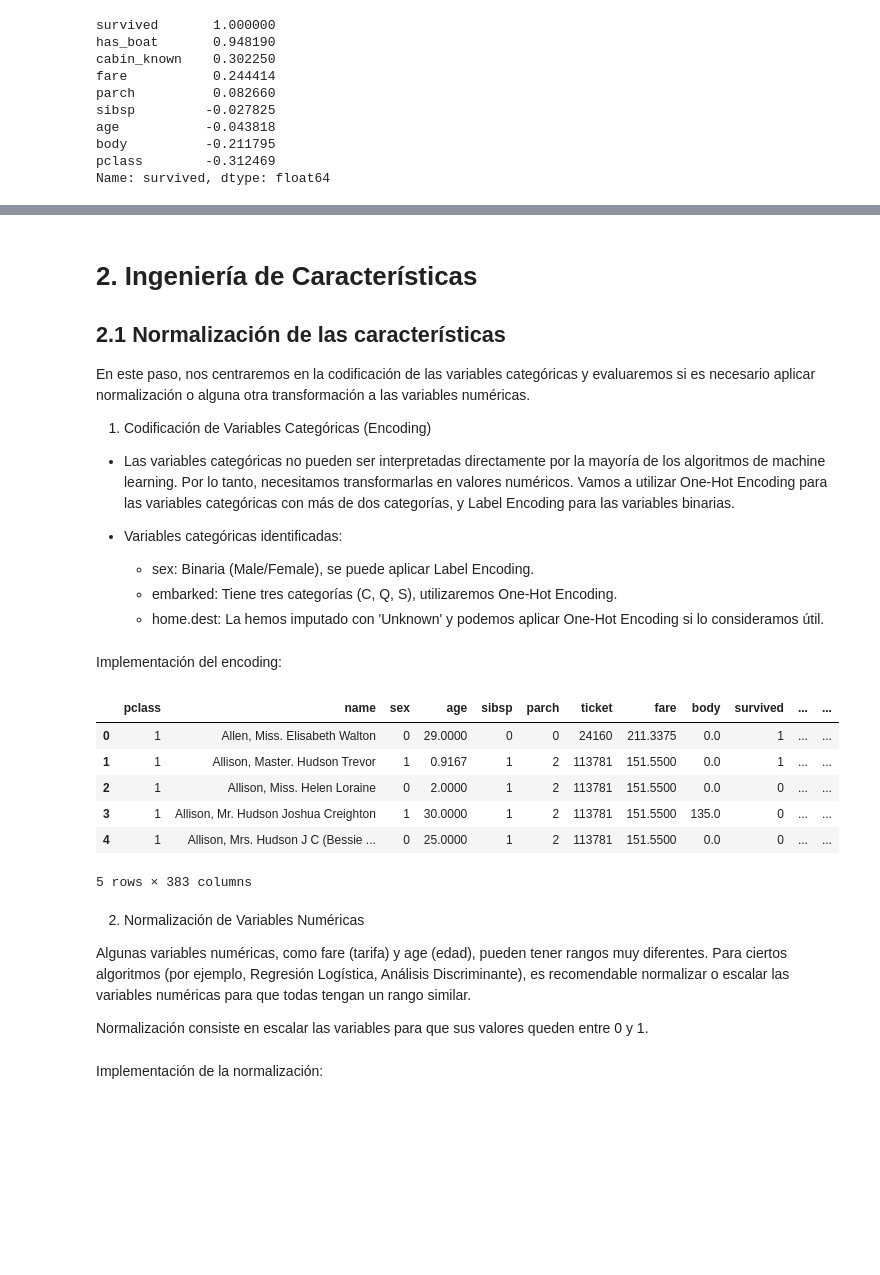
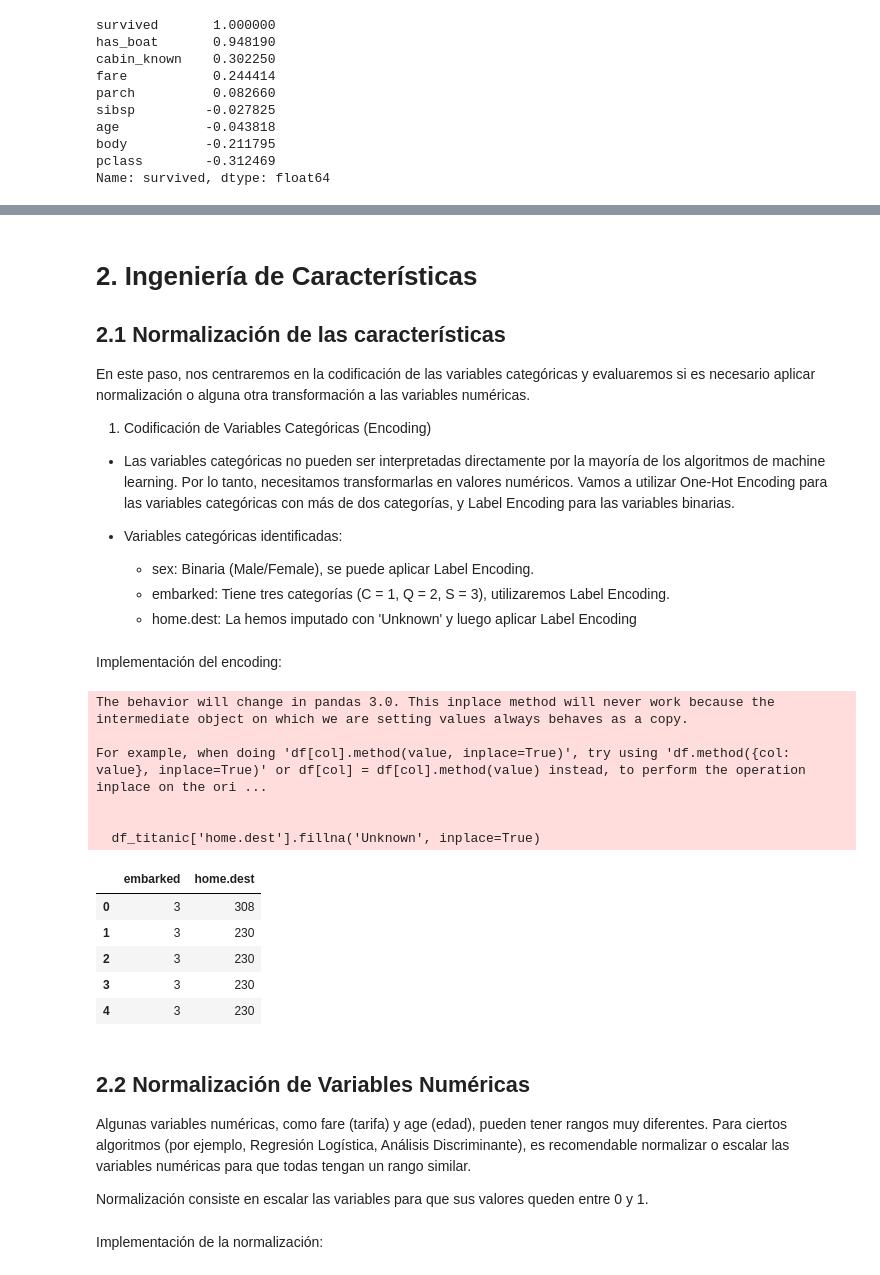
Before and after one commit to Godoca2/Machine-Learning, a Jupyter notebook: Scripts/ML_Lab3_DataSet_Titanic.ipynb, the cells around one changed output, grey strips where cells are left out. Cells and saved outputs as stored; diff of their text form; code cells hidden in the pictures; blank space fills up the shorter version.

```diff
--- a/Scripts/ML_Lab3_DataSet_Titanic.ipynb
+++ b/Scripts/ML_Lab3_DataSet_Titanic.ipynb
@@ -420,32 +462,45 @@ En este paso, nos centraremos en la codificación de las variables categóricas
 * Variables categóricas identificadas:
 
     * sex: Binaria (Male/Female), se puede aplicar Label Encoding.
-    * embarked: Tiene tres categorías (C, Q, S), utilizaremos One-Hot Encoding.
-    * home.dest: La hemos imputado con 'Unknown' y podemos aplicar One-Hot Encoding si lo consideramos útil.
+    * embarked: Tiene tres categorías (C = 1, Q = 2, S = 3), utilizaremos Label Encoding.
+    * home.dest: La hemos imputado con 'Unknown' y luego aplicar Label Encoding
 # %% [markdown]
 Implementación del encoding:
 # %%
 from sklearn.preprocessing import LabelEncoder
 import pandas as pd
 
 # Codificar la variable 'sex' con Label Encoding (Male = 1, Female = 0)
 df_titanic['sex'] = df_titanic['sex'].map({'male': 1, 'female': 0})
 
-# Aplicar One-Hot Encoding a las variables 'embarked' y 'home.dest'
-df_titanic = pd.get_dummies(df_titanic, columns=['embarked', 'home.dest'], drop_first=True)
+# Asignar valores numéricos a 'embarked' (1 para C, 2 para Q, 3 para S)
+df_titanic['embarked'] = df_titanic['embarked'].map({'C': 1, 'Q': 2, 'S': 3})
+
+# Imputar valores faltantes de 'home.dest' con 'Unknown'
+df_titanic['home.dest'].fillna('Unknown', inplace=True)
+
+# Aplicar Label Encoding a 'home.dest'
+from sklearn.preprocessing import LabelEncoder
+label_encoder = LabelEncoder()
+df_titanic['home.dest'] = label_encoder.fit_transform(df_titanic['home.dest'])
 
 # Verificar los cambios
-df_titanic.head()
+df_titanic[['embarked', 'home.dest']].head()
 # %% [output]
+The behavior will change in pandas 3.0. This inplace method will never work because the intermediate object on which we are setting values always behaves as a copy.
+
+For example, when doing 'df[col].method(value, inplace=True)', try using 'df.method({col: value}, inplace=True)' or df[col] = df[col].method(value) instead, to perform the operation inplace on the ori ...
+
+
+  df_titanic['home.dest'].fillna('Unknown', inplace=True)
-|  | pclass | name | sex | age | sibsp | parch | ticket | fare | body | survived | ... | ... |
-| 0 | 1 | Allen, Miss. Elisabeth Walton | 0 | 29.0000 | 0 | 0 | 24160 | 211.3375 | 0.0 | 1 | ... | ... |
-| 1 | 1 | Allison, Master. Hudson Trevor | 1 | 0.9167 | 1 | 2 | 113781 | 151.5500 | 0.0 | 1 | ... | ... |
-| 2 | 1 | Allison, Miss. Helen Loraine | 0 | 2.0000 | 1 | 2 | 113781 | 151.5500 | 0.0 | 0 | ... | ... |
-| 3 | 1 | Allison, Mr. Hudson Joshua Creighton | 1 | 30.0000 | 1 | 2 | 113781 | 151.5500 | 135.0 | 0 | ... | ... |
-| 4 | 1 | Allison, Mrs. Hudson J C (Bessie ... | 0 | 25.0000 | 1 | 2 | 113781 | 151.5500 | 0.0 | 0 | ... | ... |
+|  | embarked | home.dest |
+| 0 | 3 | 308 |
+| 1 | 3 | 230 |
+| 2 | 3 | 230 |
+| 3 | 3 | 230 |
+| 4 | 3 | 230 |
-5 rows × 383 columns
 # %% [markdown]
-2. Normalización de Variables Numéricas
+## 2.2 Normalización de Variables Numéricas
 
 Algunas variables numéricas, como fare (tarifa) y age (edad), pueden tener rangos muy diferentes. Para ciertos algoritmos (por ejemplo, Regresión Logística, Análisis Discriminante), es recomendable normalizar o escalar las variables numéricas para que todas tengan un rango similar.
 
```
Also changed, not shown: parts of 57 cells of this notebook.
